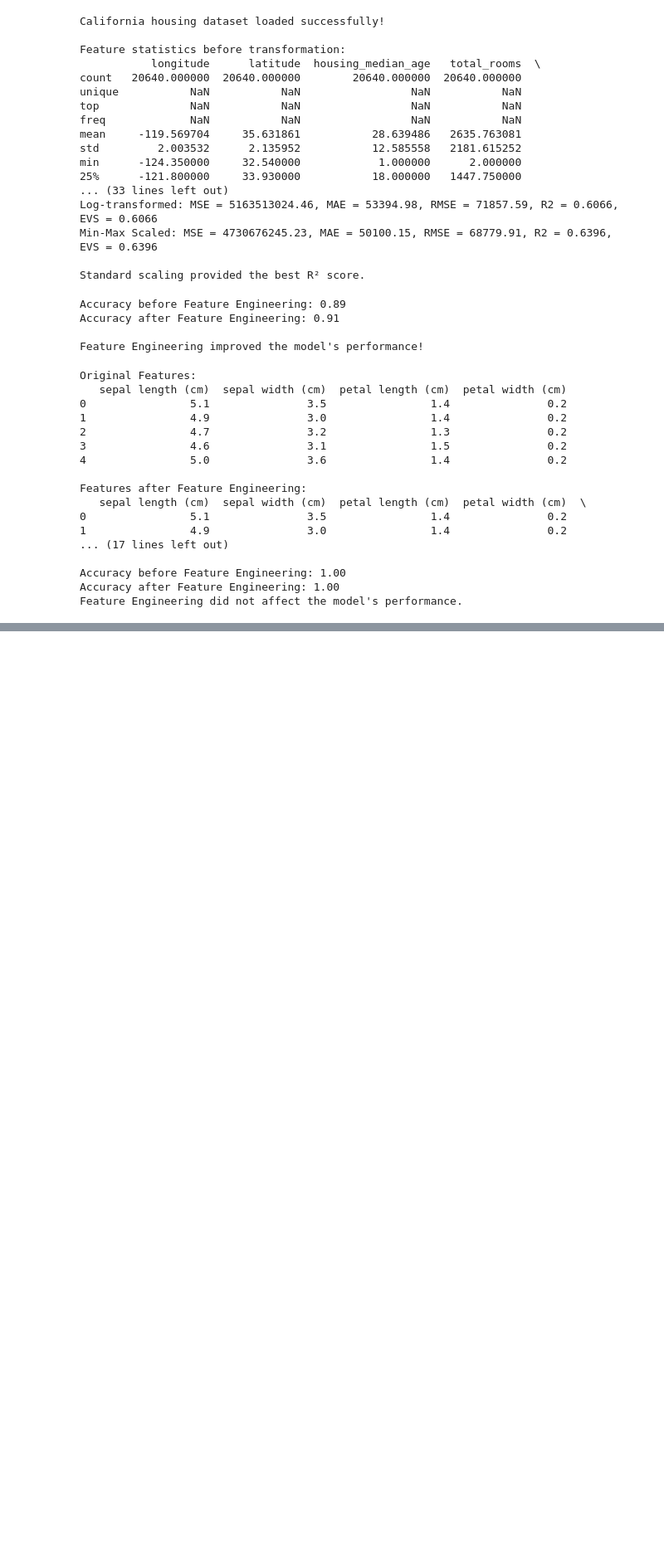
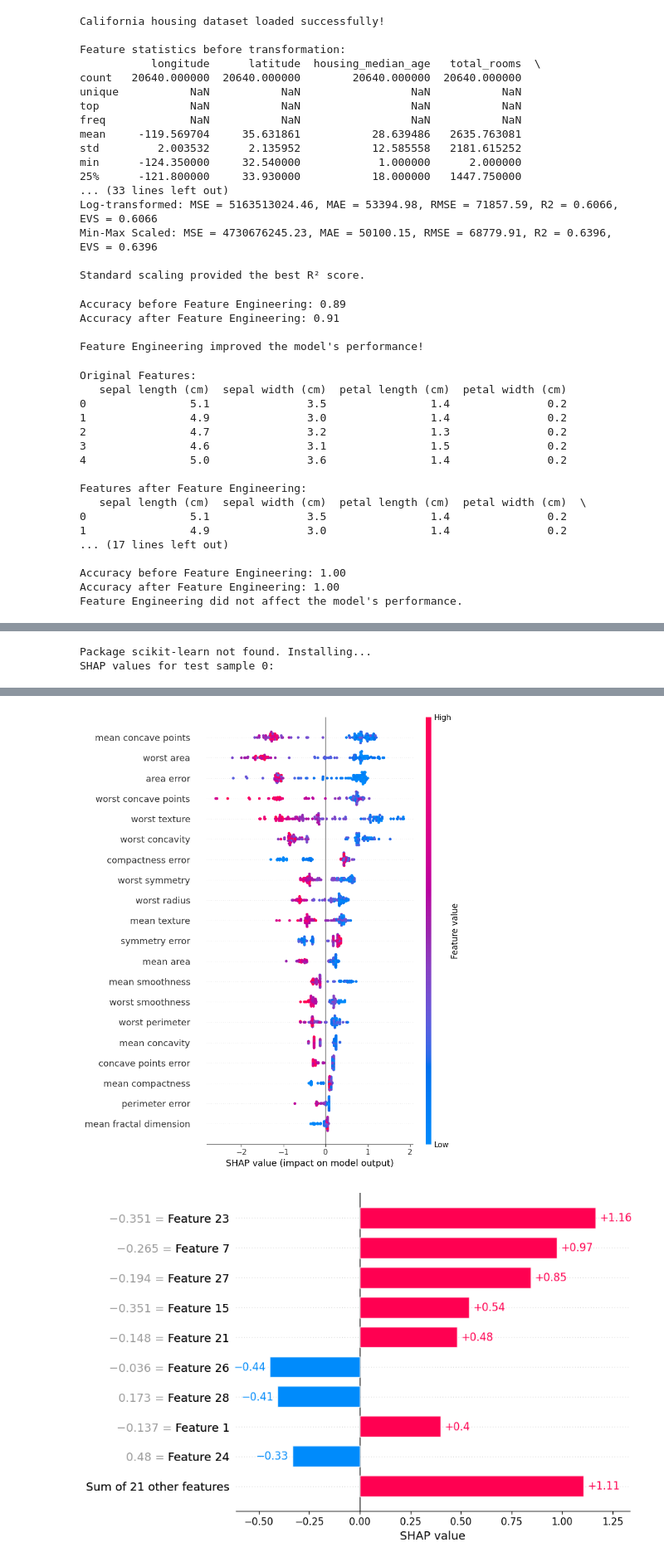
Before and after one commit to YangGuiBee/ML, a Jupyter notebook: TextBook-15/ex15.ipynb, the cells around one changed output, grey strips where cells are left out. Shown at 83% size. Cells and saved outputs as stored; diff of their text form; code cells hidden in the pictures; blank space fills up the shorter version.

```diff
--- a/TextBook-15/ex15.ipynb
+++ b/TextBook-15/ex15.ipynb
@@ -1205,0 +1206,71 @@ TypeError: LimeTabularExplainer.__init__() got an unexpected keyword argument 't
+# %%
+#############################################################
+# [2] 모델 복잡도 및 일반화
+# [2-6] 모델 해석성(Model Interpretability) : SHAP
+#############################################################
+
+import subprocess
+import sys
+
+# 필요한 패키지가 설치되어 있는지 확인하고, 없으면 설치
+required_packages = ['shap', 'xgboost', 'scikit-learn', 'matplotlib']
+for package in required_packages:
+    try:
+        __import__(package)
+    except ImportError:
+        print(f"Package {package} not found. Installing...")
+        subprocess.check_call([sys.executable, "-m", "pip", "install", package])
+
+# 필수 라이브러리 import
+import shap
+import xgboost as xgb
+from sklearn.datasets import load_breast_cancer
+from sklearn.model_selection import train_test_split
+from sklearn.preprocessing import StandardScaler
+import matplotlib.pyplot as plt
+
+# 데이터 로드
+data = load_breast_cancer()
+X = data.data
+y = data.target
+
+# 데이터 분할
+X_train, X_test, y_train, y_test = train_test_split(X, y, test_size=0.2, random_state=42)
+
+# 데이터 표준화
+scaler = StandardScaler()
+X_train_scaled = scaler.fit_transform(X_train)
+X_test_scaled = scaler.transform(X_test)
+
+# XGBoost 모델 학습
+model = xgb.XGBClassifier(eval_metric='logloss')
+model.fit(X_train_scaled, y_train)
+
+# SHAP Explainer 생성
+explainer = shap.Explainer(model, X_train_scaled)
+
+# 테스트 데이터에 대해 SHAP 값 계산
+shap_values = explainer(X_test_scaled)
+
+# 테스트 데이터의 첫 번째 샘플에 대해 SHAP 값 시각화
+i = 0  # 첫 번째 샘플
+print(f"SHAP values for test sample {i}:")
+shap.initjs()
+
+# 단일 클래스 분류의 SHAP 값 시각화
+# 다중 클래스 분류가 아닌 경우, base_value와 shap_values는 1차원
+shap.force_plot(
+    base_value=shap_values[i].base_values,  # 기준값 (스칼라 값)
+    shap_values=shap_values[i].values,     # SHAP 값 (특성별 값)
+    features=X_test_scaled[i],             # 해당 샘플의 입력값
+    feature_names=data.feature_names
+)
+
+# 전체 테스트 데이터에서 중요도 요약 그래프
+shap.summary_plot(shap_values.values, X_test_scaled, feature_names=data.feature_names)
+
+# 특정 샘플에 대한 Bar Chart (SHAP 값의 크기)
+shap.plots.bar(shap_values[i])
+# %% [output]
+Package scikit-learn not found. Installing...
+SHAP values for test sample 0:
@@ -1206,3 +1278,5 @@ TypeError: LimeTabularExplainer.__init__() got an unexpected keyword argument 't
+[figure, added]
+[figure, added]
 # %%
 #############################################################
 # [3] 하이퍼파라미터 최적화
```
Also changed, not shown: parts of 2 cells of this notebook.
